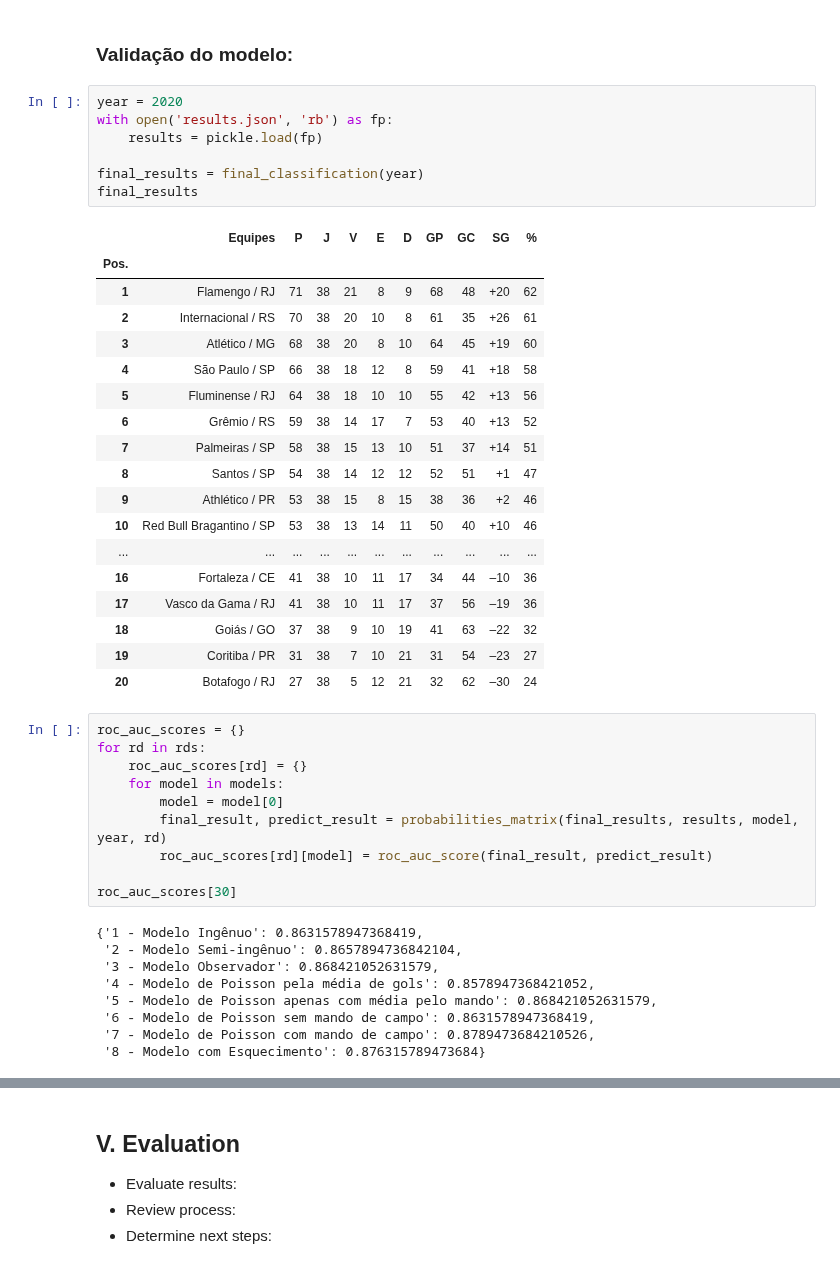
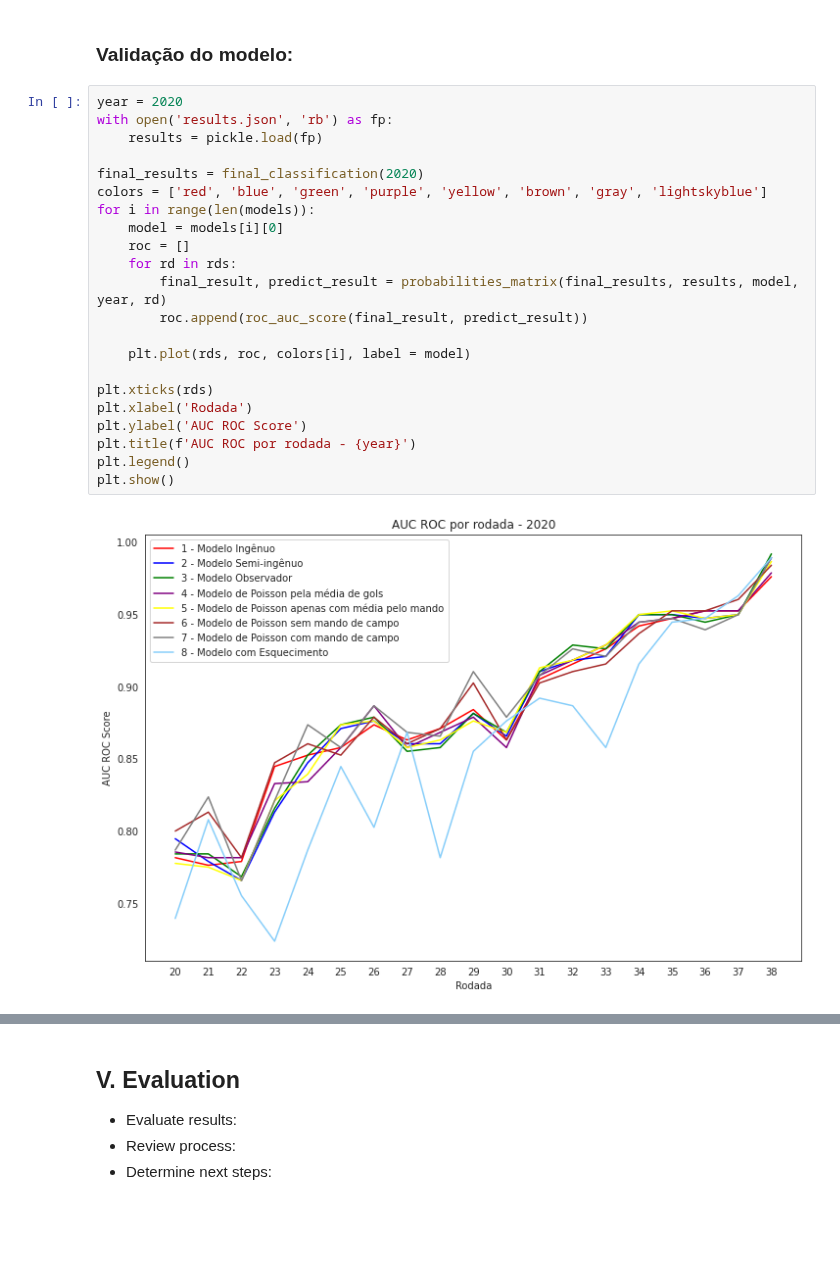
Before and after one commit to HannaRF/web-scraping, a Jupyter notebook: project.ipynb, the cells around one changed output, grey strips where cells are left out. Drawn from its saved outputs; the diff is of its cells as text; blank space fills up the shorter version.

```diff
--- a/project.ipynb
+++ b/project.ipynb
@@ -1421,48 +1339,27 @@ plt.show()
 [figure]
 # %% [markdown]
 ### Validação do modelo:
-# %%
-year = 2020
-with open('results.json', 'rb') as fp:
-    results = pickle.load(fp)
-
-final_results = final_classification(year)
-final_results
-# %% [output]
-|  | Equipes | P | J | V | E | D | GP | GC | SG | % |
-| Pos. |  |  |  |  |  |  |  |  |  |  |
-| 1 | Flamengo / RJ | 71 | 38 | 21 | 8 | 9 | 68 | 48 | +20 | 62 |
-| 2 | Internacional / RS | 70 | 38 | 20 | 10 | 8 | 61 | 35 | +26 | 61 |
-| 3 | Atlético / MG | 68 | 38 | 20 | 8 | 10 | 64 | 45 | +19 | 60 |
-| 4 | São Paulo / SP | 66 | 38 | 18 | 12 | 8 | 59 | 41 | +18 | 58 |
-| 5 | Fluminense / RJ | 64 | 38 | 18 | 10 | 10 | 55 | 42 | +13 | 56 |
-| 6 | Grêmio / RS | 59 | 38 | 14 | 17 | 7 | 53 | 40 | +13 | 52 |
-| 7 | Palmeiras / SP | 58 | 38 | 15 | 13 | 10 | 51 | 37 | +14 | 51 |
-| 8 | Santos / SP | 54 | 38 | 14 | 12 | 12 | 52 | 51 | +1 | 47 |
-| 9 | Athlético / PR | 53 | 38 | 15 | 8 | 15 | 38 | 36 | +2 | 46 |
-| 10 | Red Bull Bragantino / SP | 53 | 38 | 13 | 14 | 11 | 50 | 40 | +10 | 46 |
-| ... | ... | ... | ... | ... | ... | ... | ... | ... | ... | ... |
-| 16 | Fortaleza / CE | 41 | 38 | 10 | 11 | 17 | 34 | 44 | –10 | 36 |
-| 17 | Vasco da Gama / RJ | 41 | 38 | 10 | 11 | 17 | 37 | 56 | –19 | 36 |
-| 18 | Goiás / GO | 37 | 38 | 9 | 10 | 19 | 41 | 63 | –22 | 32 |
-| 19 | Coritiba / PR | 31 | 38 | 7 | 10 | 21 | 31 | 54 | –23 | 27 |
-| 20 | Botafogo / RJ | 27 | 38 | 5 | 12 | 21 | 32 | 62 | –30 | 24 |
-# %%
-roc_auc_scores = {}
-for rd in rds:
-    roc_auc_scores[rd] = {}
-    for model in models:
-        model = model[0]
-        final_result, predict_result = probabilities_matrix(final_results, results, model, year, rd)
-        roc_auc_scores[rd][model] = roc_auc_score(final_result, predict_result)
-
-roc_auc_scores[30]
-# %% [output]
-{'1 - Modelo Ingênuo': 0.8631578947368419,
- '2 - Modelo Semi-ingênuo': 0.8657894736842104,
- '3 - Modelo Observador': 0.868421052631579,
- '4 - Modelo de Poisson pela média de gols': 0.8578947368421052,
- '5 - Modelo de Poisson apenas com média pelo mando': 0.868421052631579,
- '6 - Modelo de Poisson sem mando de campo': 0.8631578947368419,
- '7 - Modelo de Poisson com mando de campo': 0.8789473684210526,
- '8 - Modelo com Esquecimento': 0.876315789473684}
+# %%
+year = 2020
+with open('results.json', 'rb') as fp:
+    results = pickle.load(fp)
+
+final_results = final_classification(2020)
+colors = ['red', 'blue', 'green', 'purple', 'yellow', 'brown', 'gray', 'lightskyblue']
+for i in range(len(models)):
+    model = models[i][0]
+    roc = []
+    for rd in rds:
+        final_result, predict_result = probabilities_matrix(final_results, results, model, year, rd)
+        roc.append(roc_auc_score(final_result, predict_result))
+
+    plt.plot(rds, roc, colors[i], label = model)
+
+plt.xticks(rds)
+plt.xlabel('Rodada')
+plt.ylabel('AUC ROC Score')
+plt.title(f'AUC ROC por rodada - {year}')
+plt.legend()
+plt.show()
+# %% [output]
+[figure, added]
```
Also changed, not shown: parts of 8 cells of this notebook, 1 other file.
